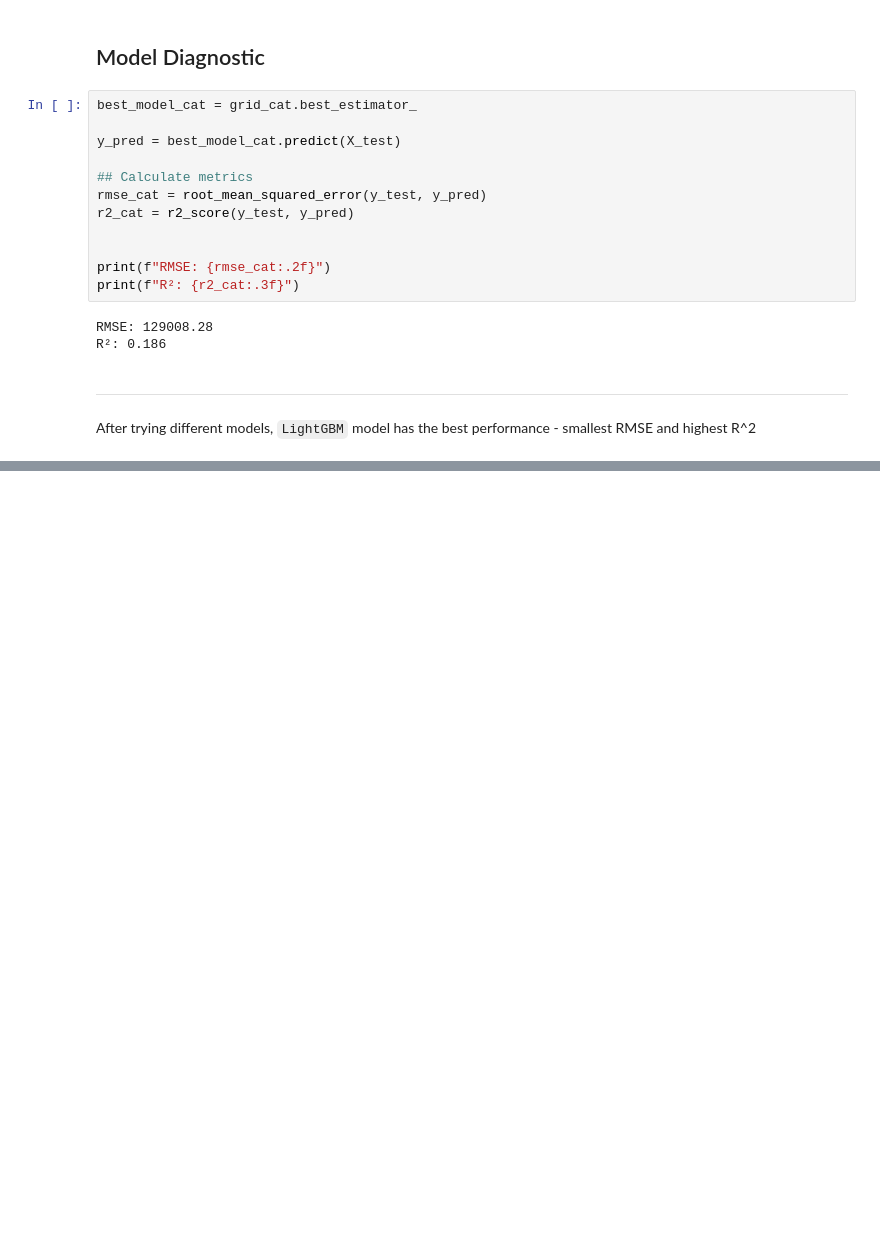
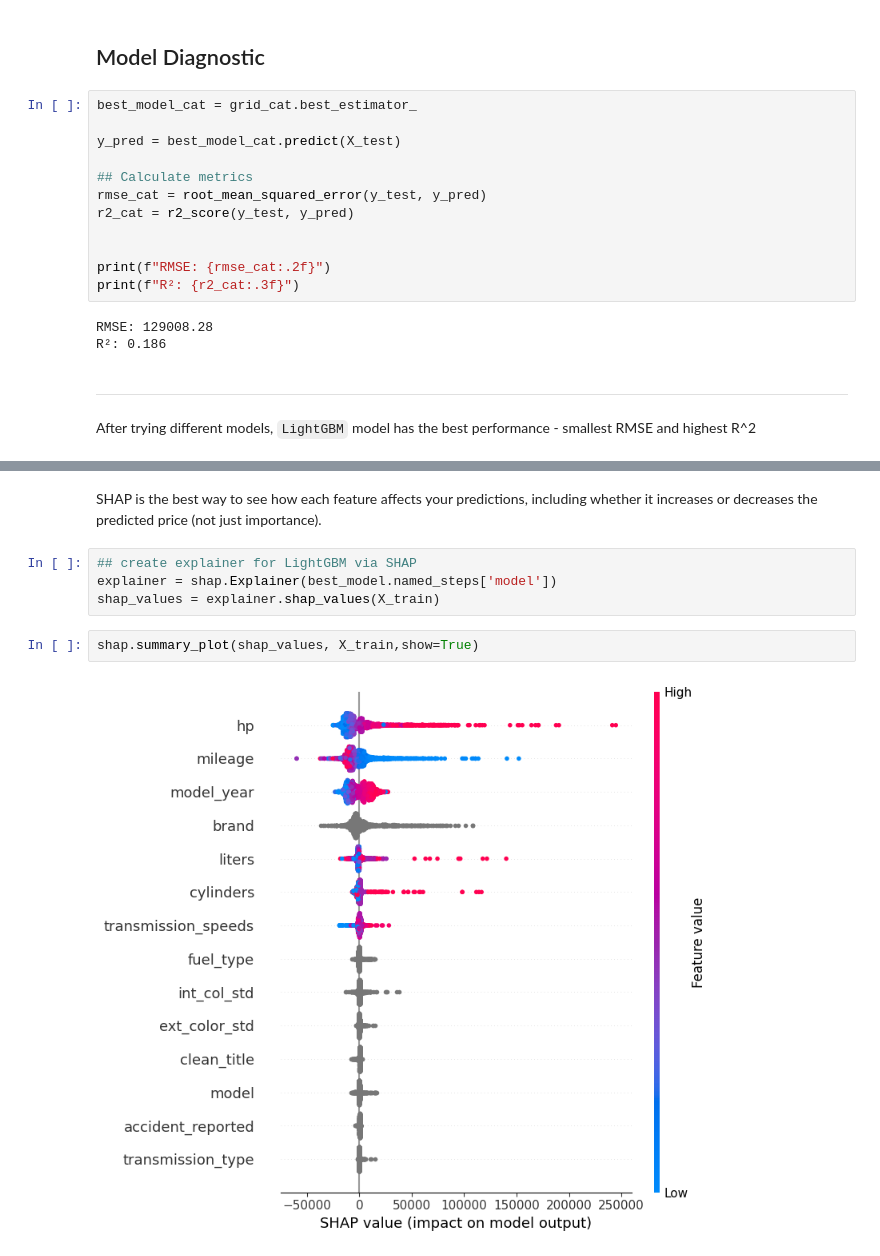
Before and after one commit to DigimonFrankie/Projects, a Jupyter notebook: Used Car Price Prediction: Predictive Modeling with Real-World Data/machine learning/tree_based_models.ipynb, the cells around one changed output, grey strips where cells are left out. Cells and saved outputs as stored; diff of their text form; blank space fills up the shorter version.

```diff
--- a/Used Car Price Prediction: Predictive Modeling with Real-World Data/machine learning/tree_based_models.ipynb
+++ b/Used Car Price Prediction: Predictive Modeling with Real-World Data/machine learning/tree_based_models.ipynb
@@ -499,0 +546,10 @@ After trying different models, `LightGBM` model has the best performance - small
+# %% [markdown]
+SHAP is the best way to see how each feature affects your predictions, including whether it increases or decreases the predicted price (not just importance).
+# %%
+## create explainer for LightGBM via SHAP
+explainer = shap.Explainer(best_model.named_steps['model'])
+shap_values = explainer.shap_values(X_train)
+# %%
+shap.summary_plot(shap_values, X_train,show=True)
+# %% [output]
+[figure, added]
```
Also changed, not shown: parts of 13 cells of this notebook.
